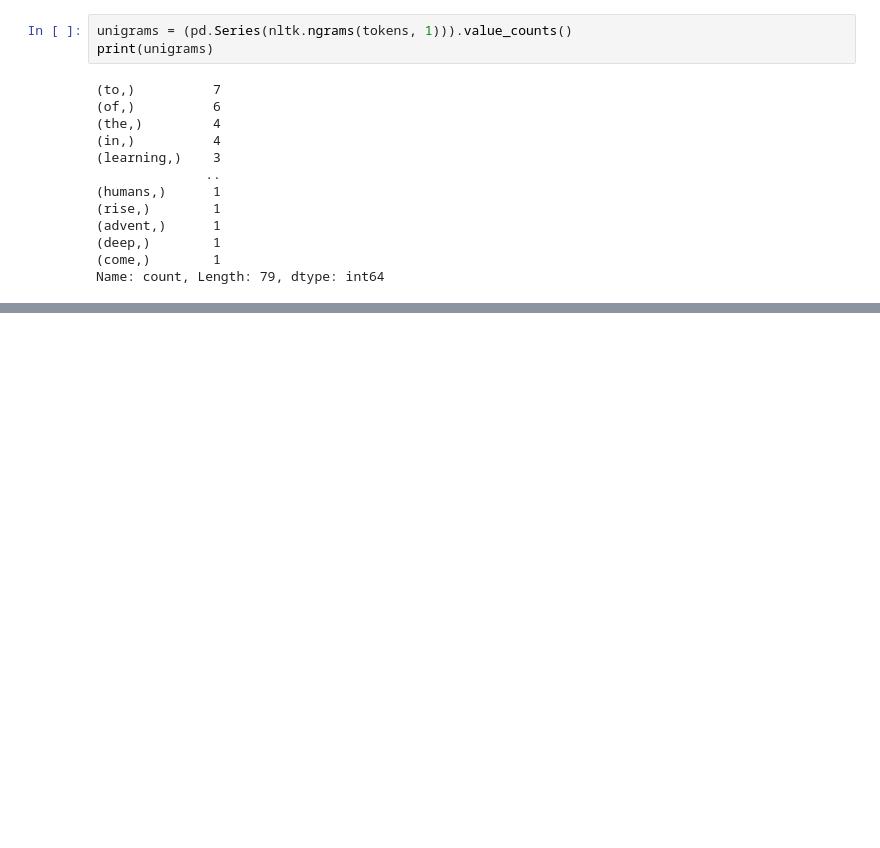
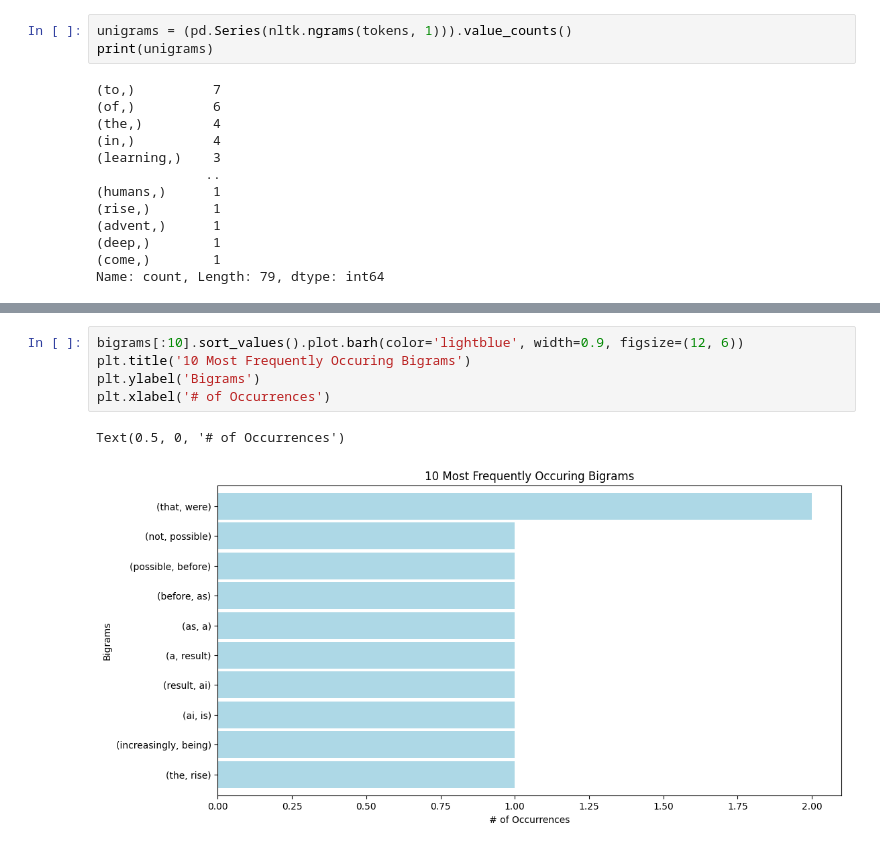
Before and after one commit to COANelmejor/introtonlp-365, a Jupyter notebook: tries/2.8 N-grams 20250907.ipynb, the cells around one changed output, grey strips where cells are left out. Saved outputs shown, nothing was run; the diff lists cells and outputs as text; blank space fills up the shorter version.

```diff
--- a/tries/2.8 N-grams 20250907.ipynb
+++ b/tries/2.8 N-grams 20250907.ipynb
@@ -33,0 +51,8 @@ Text(0.5, 1.0, '10 Most Frequently Occuring Unigrams')
+# %%
+bigrams[:10].sort_values().plot.barh(color='lightblue', width=0.9, figsize=(12, 6))
+plt.title('10 Most Frequently Occuring Bigrams')
+plt.ylabel('Bigrams')
+plt.xlabel('# of Occurrences')
+# %% [output]
+Text(0.5, 0, '# of Occurrences')
+[figure, added]
```
Also changed, not shown: parts of 4 cells of this notebook, 1 other file.
